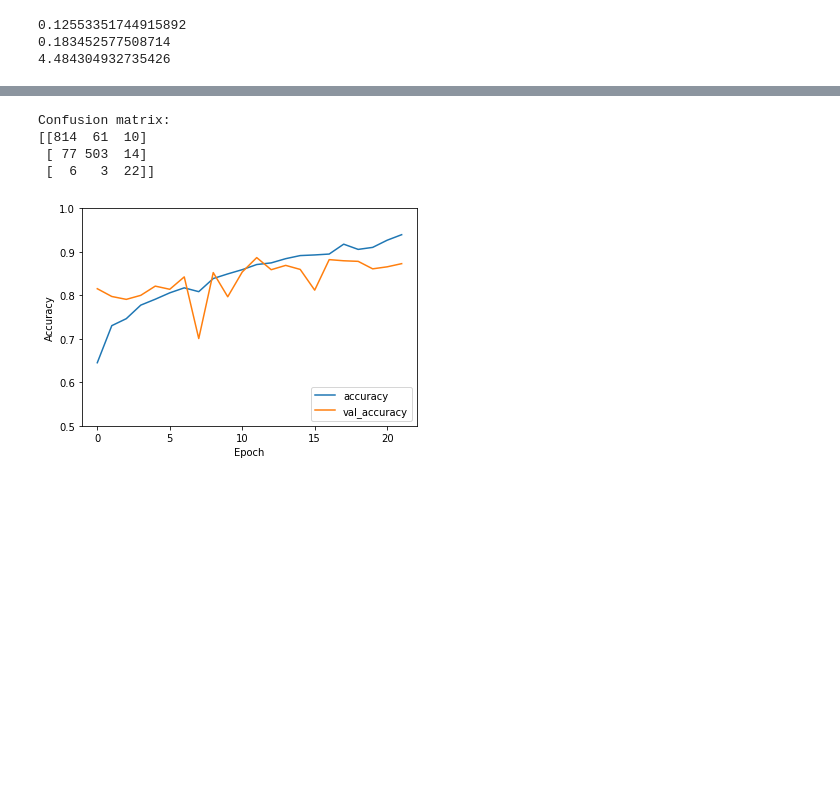
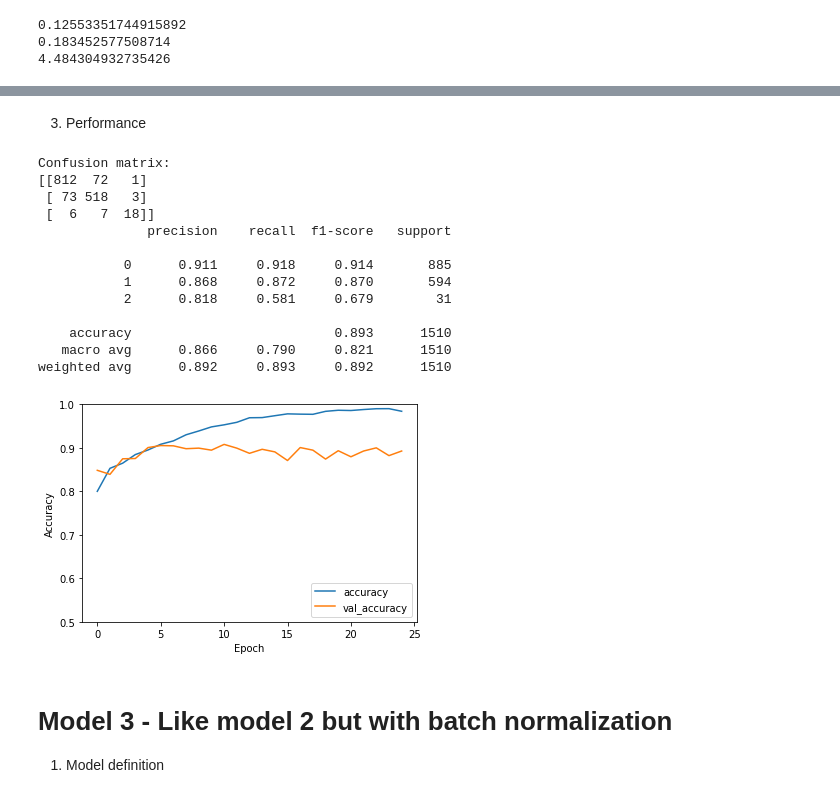
Before and after one commit to mimilazarova/DD2424-covid-xray-project, a Jupyter notebook: playground_JohanNET.ipynb, the cells around one changed output, grey strips where cells are left out. Drawn from its saved outputs; the diff is of its cells as text; code cells hidden in the pictures; blank space fills up the shorter version.

```diff
--- a/playground_JohanNET.ipynb
+++ b/playground_JohanNET.ipynb
@@ -137,31 +166,13 @@ testY[np.arange(testN), test_y] = 1
 model2 = keras.models.Sequential()
 model2.add(layers.Conv2D(64, (3, 3), padding = 'same', activation='relu', input_shape=(224, 224, 1)))
 model2.add(layers.MaxPooling2D((4, 4)))
-model2.add(layers.Conv2D(64, (3, 3), padding = 'same', activation='relu'))
+model2.add(layers.Conv2D(128, (3, 3), padding = 'same', activation='relu'))
 model2.add(layers.MaxPooling2D((4, 4)))
-model2.add(layers.Conv2D(64, (3, 3), activation='relu'))
+model2.add(layers.Conv2D(256, (3, 3), activation='relu'))
 model2.add(layers.Flatten())
 model2.add(layers.Dense(64, activation='relu'))
 model2.add(layers.Dense(32, activation='relu'))
 model2.add(layers.Dense(3))
 
-class_weights = {}
-for c in range(3):
-  class_weights[c] = 1000/np.sum(train_y==c)
-  print(class_weights[c])
-
-model2.compile(optimizer='adam',
-              loss=tf.keras.losses.SparseCategoricalCrossentropy(from_logits=True),
-              metrics=['accuracy'])
-
-early_stopping = tf.keras.callbacks.EarlyStopping(
-    monitor='val_accuracy',
-    verbose=1,
-    patience=10,
-    mode='max',
-    restore_best_weights=True)
-
-
-history2 = model2.fit(trainX, train_y, epochs=25, callbacks=[early_stopping],
-                    class_weight=class_weights, validation_data=(testX, test_y))
+model2.summary()
 # %% [output]
@@ -184,0 +198,7 @@ Epoch 00022: early stopping
+# %%
+model2.compile(optimizer='adam',
+              loss=tf.keras.losses.SparseCategoricalCrossentropy(from_logits=True),
+              metrics=["accuracy"])
+
+history2 = model2.fit(train_X, train_y, epochs=25,
+                    validation_data=(test_X, test_y))
@@ -185,23 +223,33 @@ Epoch 00022: early stopping
+# %% [markdown]
+3. Performance
 # %%
-plt.plot(history2.history['accuracy'], label='accuracy')
-plt.plot(history2.history['val_accuracy'], label = 'val_accuracy')
-plt.xlabel('Epoch')
-plt.ylabel('Accuracy')
-plt.ylim([0.5, 1])
-plt.legend(loc='lower right')
+plot_history(history2)
 
-test_y_pred_m = model2.predict(testX)
-test_y_pred2 = np.argmax(test_y_pred_m, axis=1)
+pred = model2.predict(test_X)
+pred_1 = np.argmax(pred, axis=1)
 
-conf_matrix = confusion_matrix(test_y, test_y_pred2, labels=[0, 1, 2])
+conf_matrix = confusion_matrix(test_y, pred_1, labels=[0, 1, 2])
 print("Confusion matrix:")
 print(conf_matrix)
+print(classification_report(test_y, pred_1, digits=3))
 # %% [output]
 Confusion matrix:
-[[814  61  10]
- [ 77 503  14]
- [  6   3  22]]
+[[812  72   1]
+ [ 73 518   3]
+ [  6   7  18]]
+              precision    recall  f1-score   support
+
+           0      0.911     0.918     0.914       885
+           1      0.868     0.872     0.870       594
+           2      0.818     0.581     0.679        31
+
+    accuracy                          0.893      1510
+   macro avg      0.866     0.790     0.821      1510
+weighted avg      0.892     0.893     0.892      1510
-[figure, old version]
+[figure, new version]
+# %% [markdown]
+# **Model 3 - Like model 2 but with batch normalization**
+1. Model definition
 # %%
 model3 = keras.models.Sequential()
 model3.add(layers.Conv2D(64, (3, 3), padding = 'same', activation='relu', input_shape=(224, 224, 1)))
```
Also changed, not shown: parts of 33 cells of this notebook.
